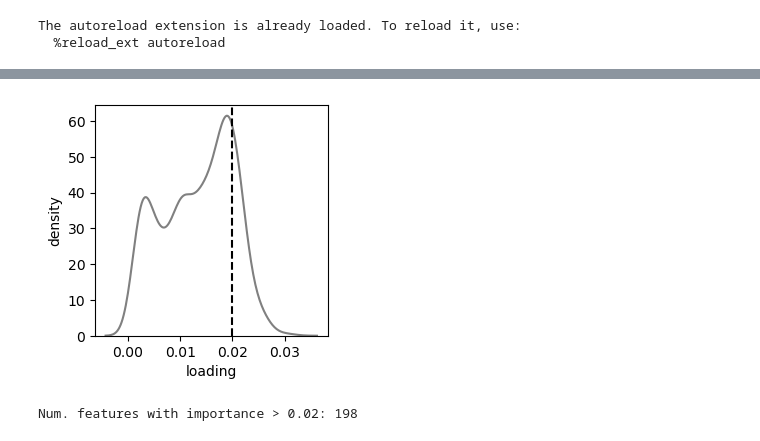
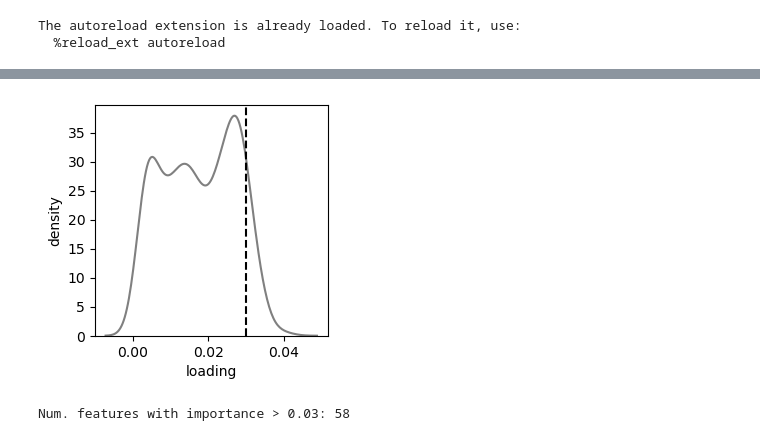
Before and after one commit to pipparichter/banfield, a Jupyter notebook: notebooks/sandbox-5.ipynb, the cells around one changed output, grey strips where cells are left out. Drawn from its saved outputs; the diff is of its cells as text; code cells hidden in the pictures.

```diff
--- a/notebooks/sandbox-5.ipynb
+++ b/notebooks/sandbox-5.ipynb
@@ -31,4 +31,14 @@ The autoreload extension is already loaded. To reload it, use:
   %reload_ext autoreload
 # %%
 ece_id = 'ece_26_1334'
+
+def filter_low_counts(metat_df, min_count:int=5, min_samples:int=3):
+    '''Remove genes with counts less than min_count across at least 3 samples. This ensures there is enough expression to compare across samples.
+    I do not normalize by library size here, which I am not sure if is the correct thing to do, but fuck it we ball.'''
+    mask = metat_df.groupby('id').apply(lambda df : np.sum(df.groupby('sample_name').read_count.sum() >= min_count) >= min_samples, include_groups=False)
+    keep_ids = metat_df.groupby('id').first().index
+    keep_ids = keep_ids[mask].values
+    print(f'filter_low_counts: Keeping {len(keep_ids)} out of {metat_df['id'].nunique()} total genes.')
+    metat_df = metat_df[metat_df['id'].isin(keep_ids)].copy()
+    return metat_df
 # %%
@@ -245,3 +201,14 @@ Num. unique genes: 1125
+# %%
+ko_df = kegg_load('../data/kegg/methanoperedens_2.txt')
+ko_df['target_name'] = 'methanoperedens_2'
+# ko_df['id'] = [f'{target_name}_{gene_id}' for target_name, gene_id in zip(ko_df.target_name, ko_df['id'])]
+ko_df = ko_df.sort_values('e_value').drop_duplicates('id')
+
+host_df = GenBankFile.from_file('../data/methanoperedens_2.gbk').to_df()
+# host_df['ko']
+host_df['ko'] = host_df.index.map(ko_df.set_index('id').ko.to_dict())
+host_df['ko_definition'] = host_df.index.map(ko_df.set_index('id').definition.to_dict())
+host_df[['ko', 'ko_definition']] = host_df[['ko', 'ko_definition']].fillna('none')
 # %%
 pathways = dict()
 pathways['map00680'] = 'methane metabolism'
@@ -289,9 +238,9 @@ ko_name_map = kegg_df.drop_duplicates('ko').set_index('ko').definition.to_dict()
 year = '2025'
 
 # pca_df = host_metat_df[['nitrate', 'id', 'normalized_coverage', 'sample_name']].copy()
-pca_df = host_metat_df[['nitrate', 'geneid', 'normalized_coverage', 'sample_name']].copy()
+pca_df = host_metat_df[['nitrate', 'gene_id', 'normalized_coverage', 'sample_name']].copy()
 pca_df = pca_df[pca_df.sample_name.str.contains(year)].copy()
-pca_df = pca_df.pivot(columns='geneid', values='normalized_coverage', index='sample_name')
+pca_df = pca_df.pivot(columns='gene_id', values='normalized_coverage', index='sample_name')
 
 values = pca_df.values
 # values = sklearn.preprocessing.StandardScaler().fit_transform(values)
@@ -319,5 +268,8 @@ sns.scatterplot(figure_df[figure_df.nitrate == '-'], x='pca_0', y='pca_1', hue='
 ax.get_legend().set_title('')
 sns.move_legend(ax, loc='lower left')
 
+ax.set_xlabel(f'PCA 0 ({pca.explained_variance_ratio_[0] * 100:.2f}%)')
+ax.set_ylabel(f'PCA 1 ({pca.explained_variance_ratio_[1] * 100:.2f}%)')
+
 plt.show()
 # %% [output]
@@ -326,28 +278,28 @@ Explained variance: [0.28924156 0.26179624]
 # %%
-threshold = 0.02
+threshold = 0.03
 
 loadings = pca.components_ # Components are the eigenvectors, which shape (n_components, n_features). Not sure why we need to take the absolute value?
 # To get the feature importance, need the loadings scaled by the explained variance ratio (probably regular explained variance would also work)
 loadings = np.abs(loadings) * pca.explained_variance_ratio_.reshape(-1, 1) # End up with a 1125 by 5 matrix; this is broadcasting, not matrix multiplication.
 loadings = loadings.sum(axis=0) # Get total importance of each feature.
 
 n_features = pca_df.shape[-1]
 figure_df = pd.DataFrame(index=np.arange(n_features))
 figure_df['gene_id'] = pca_df.columns
 figure_df['loading'] = loadings
-figure_df['ko'] = figure_df['gene_id'].map(id_to_ko_map)
-figure_df['ko_name'] = figure_df.ko.map(ko_name_map)
+figure_df['ko'] = figure_df['gene_id'].map(ko_df.set_index('id').ko)
+figure_df['ko_name'] = figure_df['gene_id'].map(ko_df.set_index('id').definition)
 
 fig, ax = plt.subplots(figsize=(3, 3))
 sns.kdeplot(figure_df, x='loading', color='gray')
 ax.set_ylabel('density')
 ax.axvline(threshold, ls='--', color='black')
 plt.show()
 print(f'Num. features with importance > {threshold}:', (figure_df.loading > threshold).sum())
 important_ids = figure_df[figure_df.loading > threshold].sort_values('loading')['gene_id'].unique()
 # %% [output]
-[figure, old version]
+[figure, new version]
-Num. features with importance > 0.02: 198
+Num. features with importance > 0.03: 58
 # %%
 # What am I going to use as a reference? Thinking about doing a heatmap with genes on the y-axis, and then each x-axis value is a measure in
 # a nitrate plus sample relative to one of the controls. 4 "controls",  "treatment groups." So 20 total comparisons to make.
```
Also changed, not shown: parts of 23 cells of this notebook, 11 other files.
